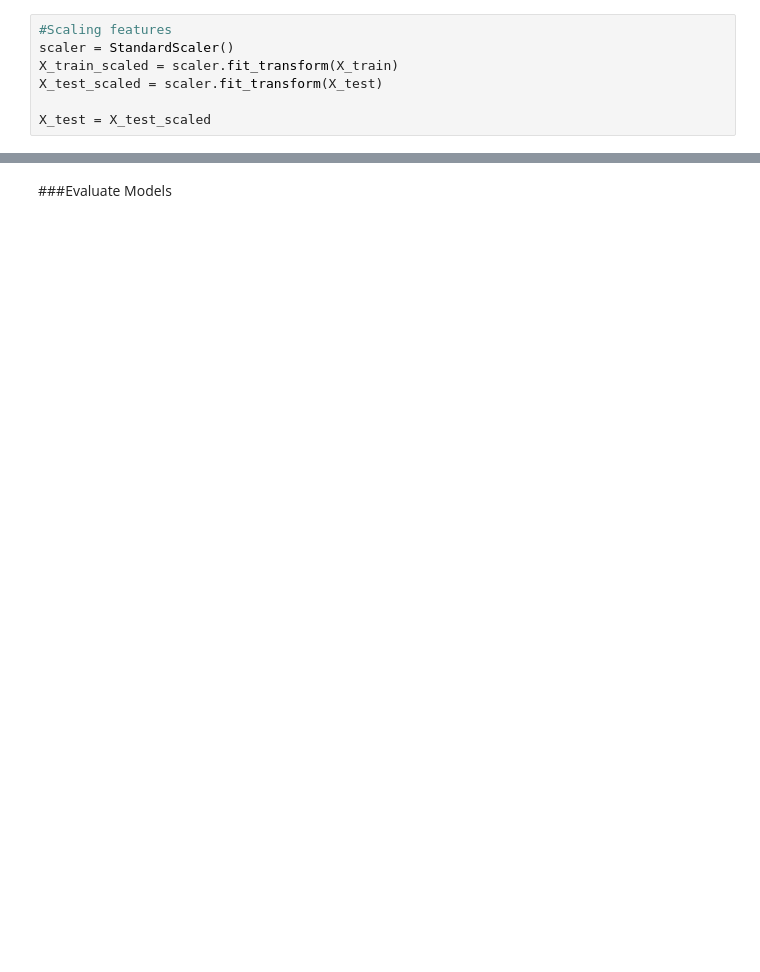
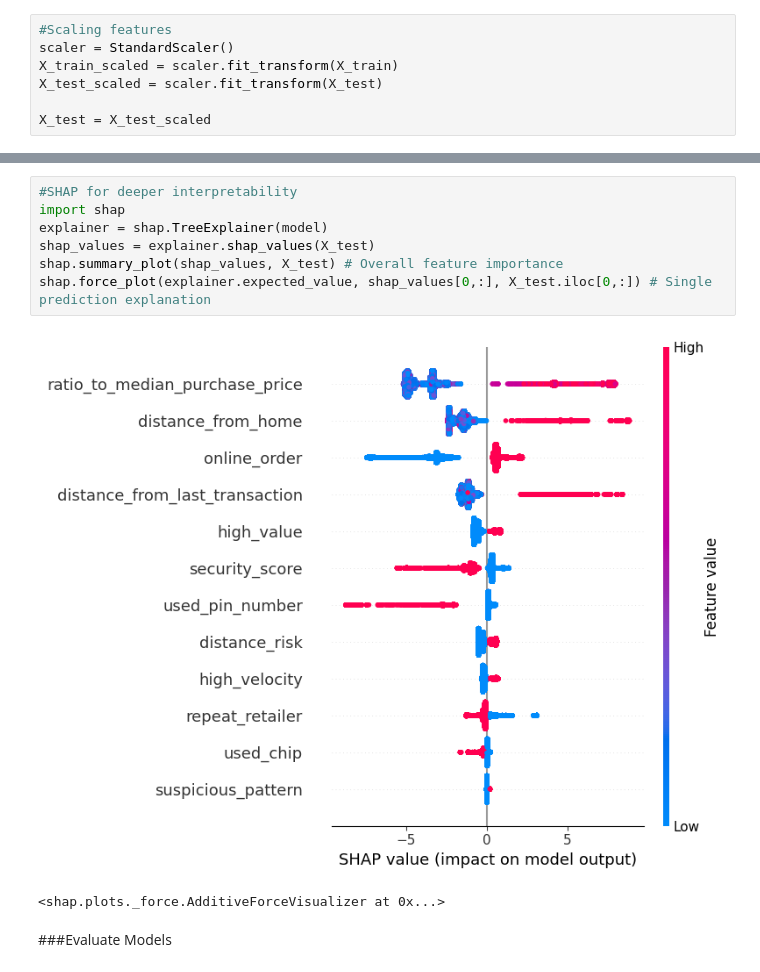
Before and after one commit to trideep126/Business_Case_Studies, a Jupyter notebook: PayPal/notebooks/model_comparison_and_evaluation.ipynb, the cells around one changed output, grey strips where cells are left out. Cells and saved outputs as stored; diff of their text form; blank space fills up the shorter version.

```diff
--- a/PayPal/notebooks/model_comparison_and_evaluation.ipynb
+++ b/PayPal/notebooks/model_comparison_and_evaluation.ipynb
@@ -51,3 +78,13 @@ lightgbm AUC:  0.9229
+# %%
+#SHAP for deeper interpretability
+import shap
+explainer = shap.TreeExplainer(model)
+shap_values = explainer.shap_values(X_test)
+shap.summary_plot(shap_values, X_test) # Overall feature importance
+shap.force_plot(explainer.expected_value, shap_values[0,:], X_test.iloc[0,:]) # Single prediction explanation
+# %% [output]
+[figure, added]
+<shap.plots._force.AdditiveForceVisualizer at 0x...>
 # %% [markdown]
 ###Evaluate Models
 # %%
```
Also changed, not shown: parts of 10 cells of this notebook, 1 other file.
